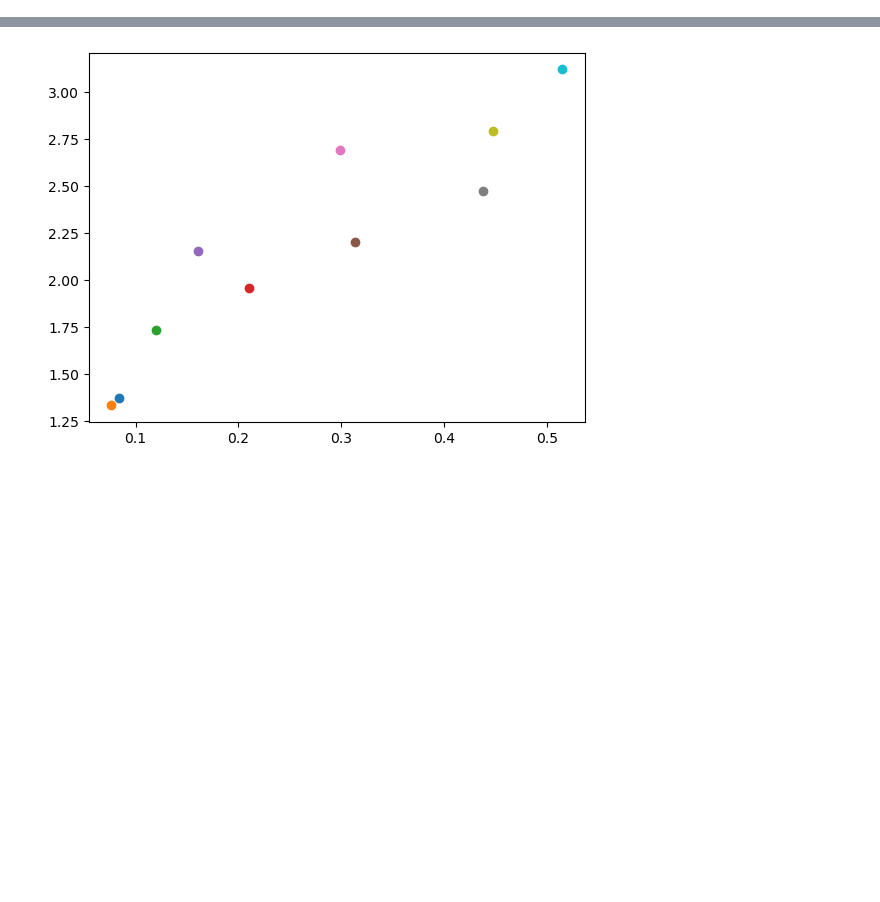
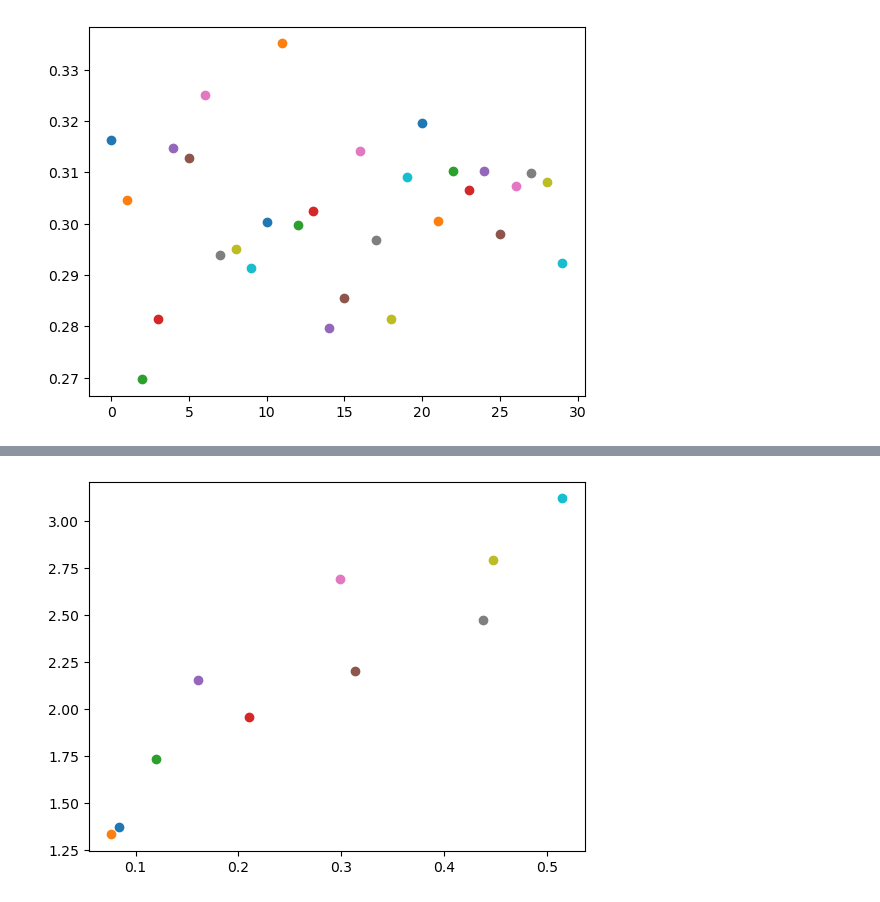
Before and after one commit to monarsan/robust-GAN, a Jupyter notebook: work/suto.ipynb, the cells around one changed output, grey strips where cells are left out. Drawn from its saved outputs; the diff is of its cells as text; code cells hidden in the pictures; blank space fills up the shorter version.

Commit message:
add some experiment

```diff
--- a/work/suto.ipynb
+++ b/work/suto.ipynb
@@ -5,17 +5,18 @@ import matplotlib.pyplot as plt
 import warnings
 warnings.filterwarnings('ignore')
 # %%
-n = 600
+n = 300
 m = 3*n
-eps = 0.0
+eps = 0.1
 par_mu = 0
 par_sd = np.sqrt(1)
 out_mu = 5
 out_sd = np.sqrt(1)
-par_reg = 0.01
+par_reg1 = 0.01
+par_reg2 = 0.01
 true_alpha = [par_mu, par_sd]
 
-exper_iter = 10 #デバッグ後変える
+exper_iter = 30 #デバッグ後変える
 mm_iter = 500
 L = 2
 learn_par = 0.1
@@ -36,8 +37,8 @@ def g_lo(t, s):
 res = [0 for i in range(exper_iter)]
 for i in range(exper_iter):
 
-    eps += 0.1/exper_iter
-
+    # eps += 0.1/exper_iter
+    n += 100
     print("%d/%d" %(i+1, exper_iter))
     data = np.random.normal(loc = par_mu, scale = par_sd, size = int(n*(1-eps)))
     contamination = np.random.normal(loc = out_mu, scale = out_sd, size = (n - int(n*(1-eps))))
@@ -51,7 +52,7 @@ for i in range(exper_iter):
             new_beta = par[0:2]; new_b = par[2]; beta = past_par[0:2]; b = past_par[2]
             A = np.mean(g_lo(np.dot(np.stack([z, z**2], axis=1),new_beta) - new_b, np.dot(np.stack([z, z**2], axis=1),beta) - b))
             B = np.mean(g_lo(np.dot(np.stack([data, data**2], axis=1),new_beta) - new_b, np.dot(np.stack([data, data**2], axis=1),beta) - b))
-            reg = par_reg*np.sum(np.sqrt(par**2))
+            reg = par_reg1*np.sum(np.sqrt(par**2))
             return -(A-B) + reg
         l = 0; par = np.random.normal(scale = 0.1, size = 3)
         while(l<L):
@@ -65,7 +66,7 @@ for i in range(exper_iter):
         mgrad = np.stack([(z-alpha_m)/alpha_v, ((z-alpha_m)**2-alpha_v)/(2*alpha_v)], axis = 1)
         sig_ = sigmoid(np.dot(np.stack([z, z**2], axis=1),par[0:2])- par[2])[:,np.newaxis]
 
-        tmp_alpha = alpha*(1-learn_par*par_reg*0.1) - learn_par/j**dicay_par * np.mean(mgrad*sig_, axis = 0)
+        tmp_alpha = alpha*(1-learn_par*par_reg2) - learn_par/j**dicay_par * np.mean(mgrad*sig_, axis = 0)
         discount = 0.5; cnt = 1
         while tmp_alpha[1] < 0:
             tmp_alpha = alpha - learn_par/j**dicay_par * discount**cnt * np.mean(mgrad*sig_, axis = 0)
@@ -87,0 +102,7 @@ for i in range(exper_iter):
+# %%
+# change n 300 to 1300
+npres = np.array(res)
+for i in range(npres.shape[0]):
+    plt.scatter(i, npres[i][-1][0])
+# %% [output]
+[figure, added]
```
Also changed, not shown: parts of 7 cells of this notebook.
